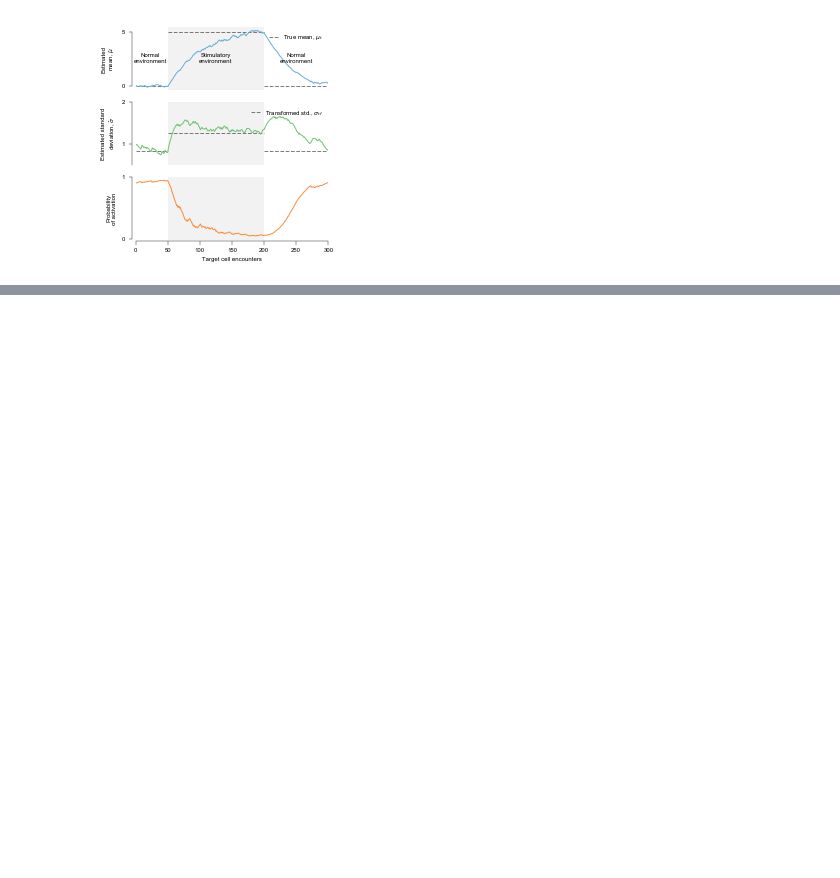
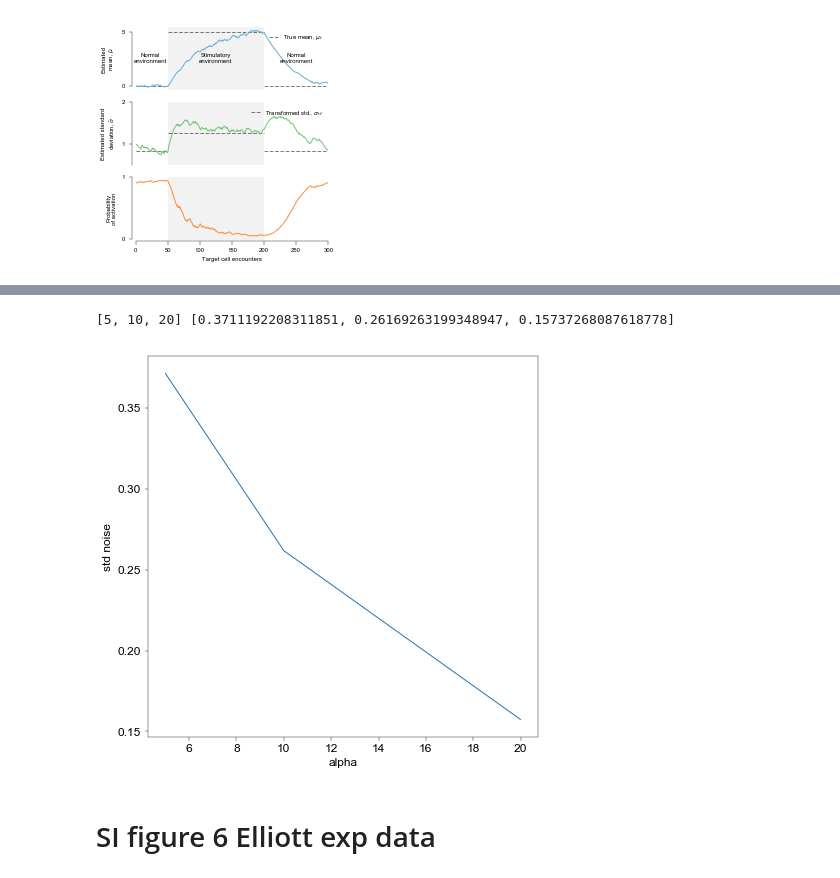
Before and after one commit to ywqin/paper-innate-immune-adaptation, a Jupyter notebook: figures.ipynb, the cells around one changed output, grey strips where cells are left out. Saved outputs shown, nothing was run; the diff lists cells and outputs as text; code cells hidden in the pictures; blank space fills up the shorter version.

```diff
--- a/figures.ipynb
+++ b/figures.ipynb
@@ -1480,0 +1645,22 @@ plt.close()
+# %%
+alphas = [5, 10, 20]
+initial_mean = 0
+initial_std = 1
+stdsy = []
+fig,ax = plt.subplots(figsize=(7,7))
+for alpha in alphas:
+	stds = data.loc[(data['alpha'] == alpha)
+			   & (data['Initial mean'] == initial_mean)
+			   & (data['Initial std'] == initial_std)]['Std'].values
+	stdsy.append(np.std(stds[-700:-1]))
+print(alphas,stdsy)
+ax.plot(alphas,stdsy)
+ax.set_xlabel('alpha')
+ax.set_ylabel('std noise')
+plt.savefig('figs5_tradeoff.pdf', format='pdf', dpi=300)
+plt.show()
+# %% [output]
+[5, 10, 20] [0.3711192208311851, 0.26169263199348947, 0.15737268087618778]
+[figure, added]
+# %% [markdown]
+# SI figure 6 Elliott exp data
```
Also changed, not shown: parts of 32 cells of this notebook.
